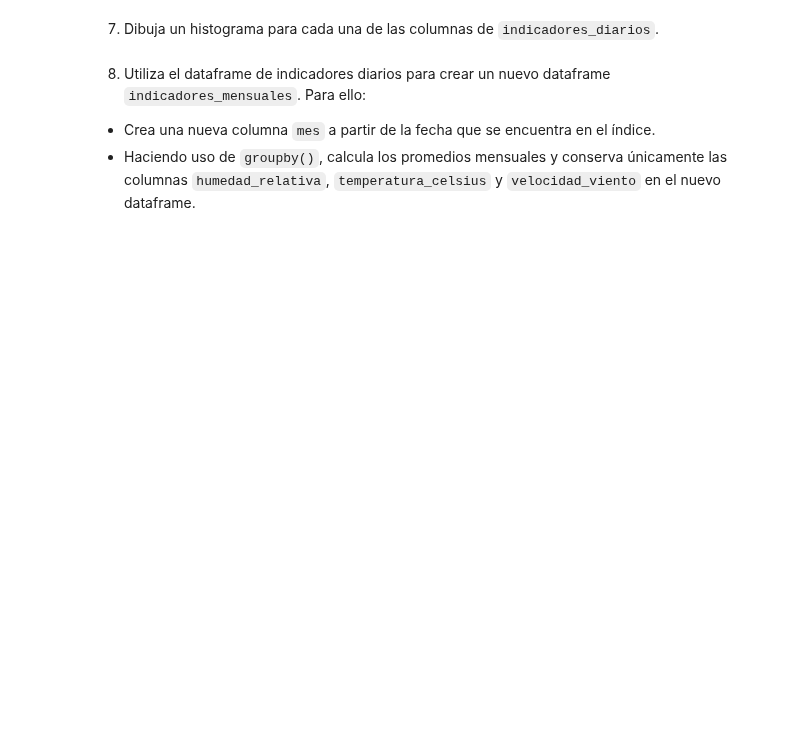
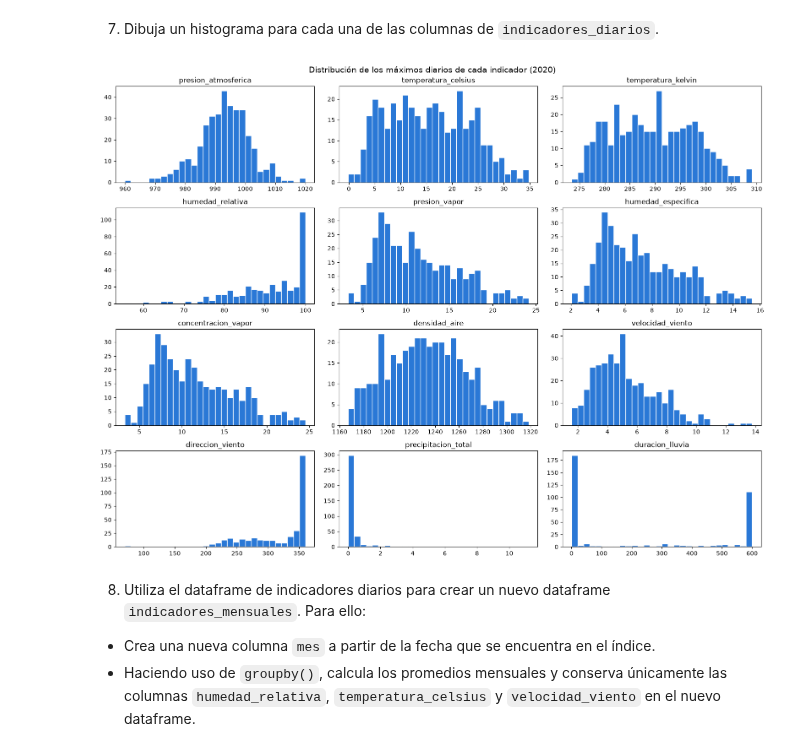
Before and after one commit to Aaron3312/Especializacion-ia, a Jupyter notebook: ciencia-analitica-datos/actividad-02-pandas/Actividad2AnalisisPandas.ipynb, the cells around one changed output. Cells and saved outputs as stored; diff of their text form; code cells hidden in the pictures; blank space fills up the shorter version.

```diff
--- a/ciencia-analitica-datos/actividad-02-pandas/Actividad2AnalisisPandas.ipynb
+++ b/ciencia-analitica-datos/actividad-02-pandas/Actividad2AnalisisPandas.ipynb
@@ -60,0 +50,5 @@ Index(['timestamp', 'p', 'T', 'Tpot', 'rh', 'VPact', 'sh', 'H2OC', 'rho', 'wv',
+# %%
+weather_df = pd.read_csv('cleaned_weather.csv')
+
+print(weather_df.shape)
+weather_df.columns
@@ -265,5 +280,12 @@ dias_calor_y_humedad
 # %% [markdown]
 7.	Dibuja un histograma para cada una de las columnas de `indicadores_diarios`.
+# %%
+indicadores_diarios.hist(figsize=(16, 12), bins=30, layout=(4, 3), color='#2a78d6', edgecolor='white', grid=False)
+plt.suptitle('Distribución de los máximos diarios de cada indicador (2020)', fontsize=14)
+plt.tight_layout()
+plt.show()
+# %% [output]
+[figure, added]
 # %% [markdown]
 8. Utiliza el dataframe de indicadores diarios para crear un nuevo dataframe `indicadores_mensuales`. Para ello:
 - Crea una nueva columna `mes` a partir de la fecha que se encuentra en el índice.
```
Also changed, not shown: parts of 13 cells of this notebook.
